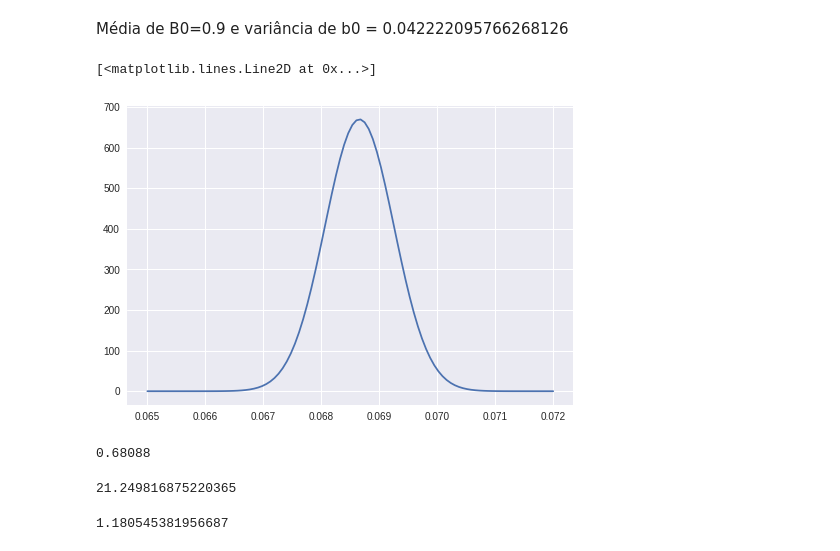
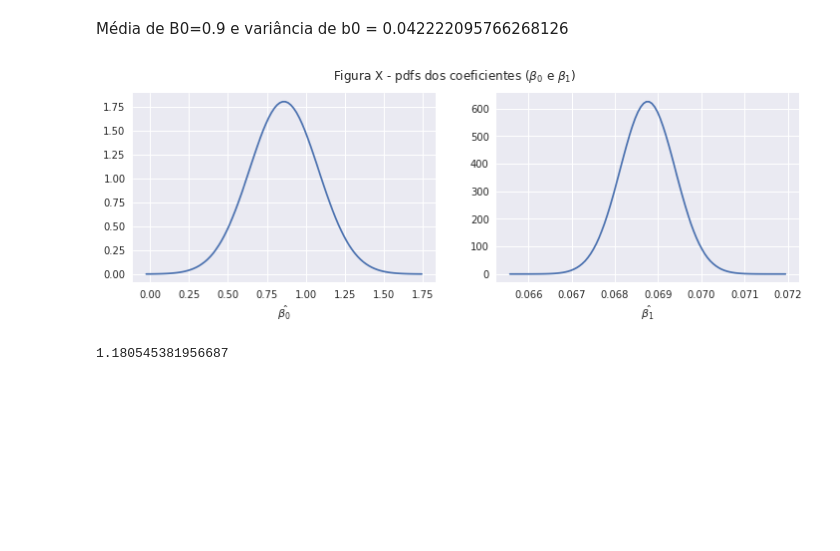
Before and after one commit to ifribeiro/TEI-EstApl, a Jupyter notebook: EPC9.ipynb, the cells around one changed output. Cells and saved outputs as stored; diff of their text form; code cells hidden in the pictures; blank space fills up the shorter version.

```diff
--- a/EPC9.ipynb
+++ b/EPC9.ipynb
@@ -183,25 +165,26 @@ Média de B1 = 0.07. Variância de $b1 = 3.5474332888830496e-07$
 varb0 = sigma2 * (1/100 + (np.mean(X)**2)/sxx)
 # %% [markdown]
 Média de B0=0.9 e variância de b0 = 0.042222095766268126
-# %%
-# X_b1 = np.linspace(b1-2*varb1, b1+2*varb1, 100)
-X_b1 = np.linspace(0.065, 0.072, 100)
-pdf_b1 = [norm.pdf(xi, loc=b1, scale=np.sqrt(varb1)) for xi in X_b1]
-plt.plot(X_b1, pdf_b1)
-# %% [output]
-[<matplotlib.lines.Line2D at 0x...>]
-[figure, removed]
+# %%
+# pdf de b1
+X_b1 = np.linspace(b1-5*np.sqrt(varb1), b1+5*np.sqrt(varb1), 100)
+pdf_b1 = [norm.pdf(xi, loc=b1, scale=np.sqrt(varb1)) for xi in X_b1]
+
+# pdf de b2
+X_b0 = np.linspace(b0-4*np.sqrt(varb0), b0+4*np.sqrt(varb0), 100)
+pdf_b0 = [norm.pdf(xi, loc=b0, scale=np.sqrt(varb0)) for xi in X_b0]
+
+fig, ax = plt.subplots(figsize=(12, 3.5), ncols=2)
+ax[0].plot(X_b0, pdf_b0)
+ax[1].plot(X_b1, pdf_b1)
+ax[0].set_xlabel(r'$\hat{\beta_0}$')
+ax[1].set_xlabel(r'$\hat{\beta_1}$')
+plt.suptitle(r'Figura X - pdfs dos coeficientes ($\beta_0$ e $\beta_1$)');
+# %% [output]
+[figure, added]
 # %%
 X_exemplo = [0.99, 1.02, 1.15, 1.29, 1.46, 1.36, 0.87, 1.23, 1.55, 1.40, 1.19, 1.15, 0.98 , 1.01, 1.11, 1.20, 1.26, 1.32, 1.43, 0.95]
 Y_exemplo = [90.01, 89.05, 91.43, 93.74, 96.73, 94.45, 87.59, 91.77, 99.42, 93.65, 93.54, 92.52, 90.56, 89.54, 89.85, 90.39, 93.25, 93.41, 94.98, 87.33]
-# %%
-calc_Sxx(X_exemplo)
-# %% [output]
-0.68088
-# %%
-calc_SSe(Y_exemplo, Y_hat_exemplo)
-# %% [output]
-21.249816875220365
 # %%
 sigma_2 = 21.249816875220365/(20-2)
 sigma_2
```
Also changed, not shown: parts of 27 cells of this notebook.
